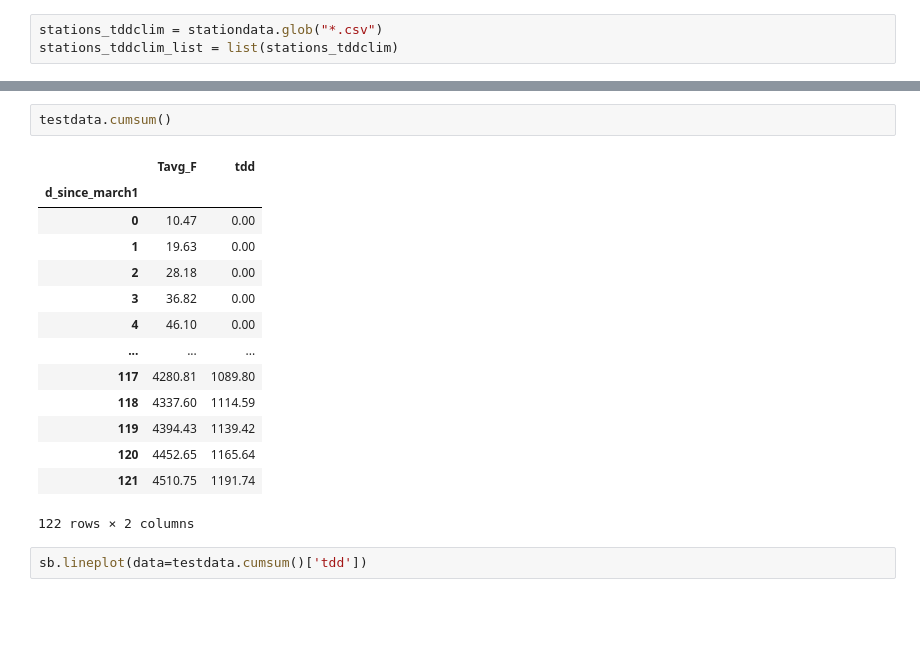
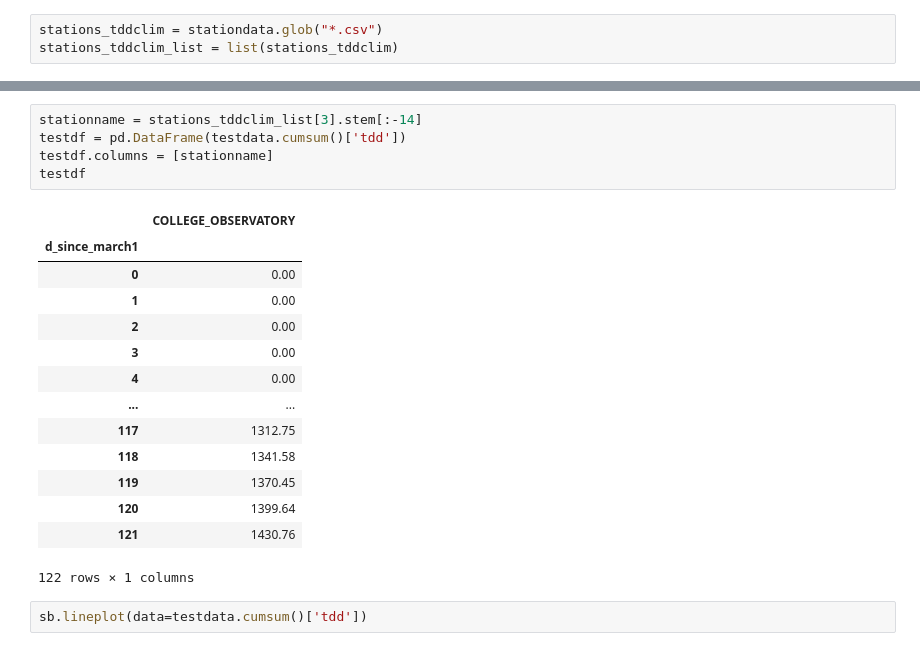
Before and after one commit to chryss/riverice, a Jupyter notebook: JupyterNotebooks/ACIS_tddcumulclimatology.ipynb, the cells around one changed output, grey strips where cells are left out. Saved outputs shown, nothing was run; the diff lists cells and outputs as text; blank space fills up the shorter version.

```diff
--- a/JupyterNotebooks/ACIS_tddcumulclimatology.ipynb
+++ b/JupyterNotebooks/ACIS_tddcumulclimatology.ipynb
@@ -30,21 +32,24 @@ testdata
 122 rows × 2 columns
-# %%
-testdata.cumsum()
-# %% [output]
-|  | Tavg_F | tdd |
-| d_since_march1 |  |  |
-| 0 | 10.47 | 0.00 |
-| 1 | 19.63 | 0.00 |
-| 2 | 28.18 | 0.00 |
-| 3 | 36.82 | 0.00 |
-| 4 | 46.10 | 0.00 |
-| ... | ... | ... |
-| 117 | 4280.81 | 1089.80 |
-| 118 | 4337.60 | 1114.59 |
-| 119 | 4394.43 | 1139.42 |
-| 120 | 4452.65 | 1165.64 |
-| 121 | 4510.75 | 1191.74 |
-122 rows × 2 columns
+# %%
+stationname = stations_tddclim_list[3].stem[:-14]
+testdf = pd.DataFrame(testdata.cumsum()['tdd'])
+testdf.columns = [stationname]
+testdf
+# %% [output]
+|  | COLLEGE_OBSERVATORY |
+| d_since_march1 |  |
+| 0 | 0.00 |
+| 1 | 0.00 |
+| 2 | 0.00 |
+| 3 | 0.00 |
+| 4 | 0.00 |
+| ... | ... |
+| 117 | 1312.75 |
+| 118 | 1341.58 |
+| 119 | 1370.45 |
+| 120 | 1399.64 |
+| 121 | 1430.76 |
+122 rows × 1 columns
 # %%
 sb.lineplot(data=testdata.cumsum()['tdd'])
 # %% [output]
```
Also changed, not shown: parts of 5 cells of this notebook.
